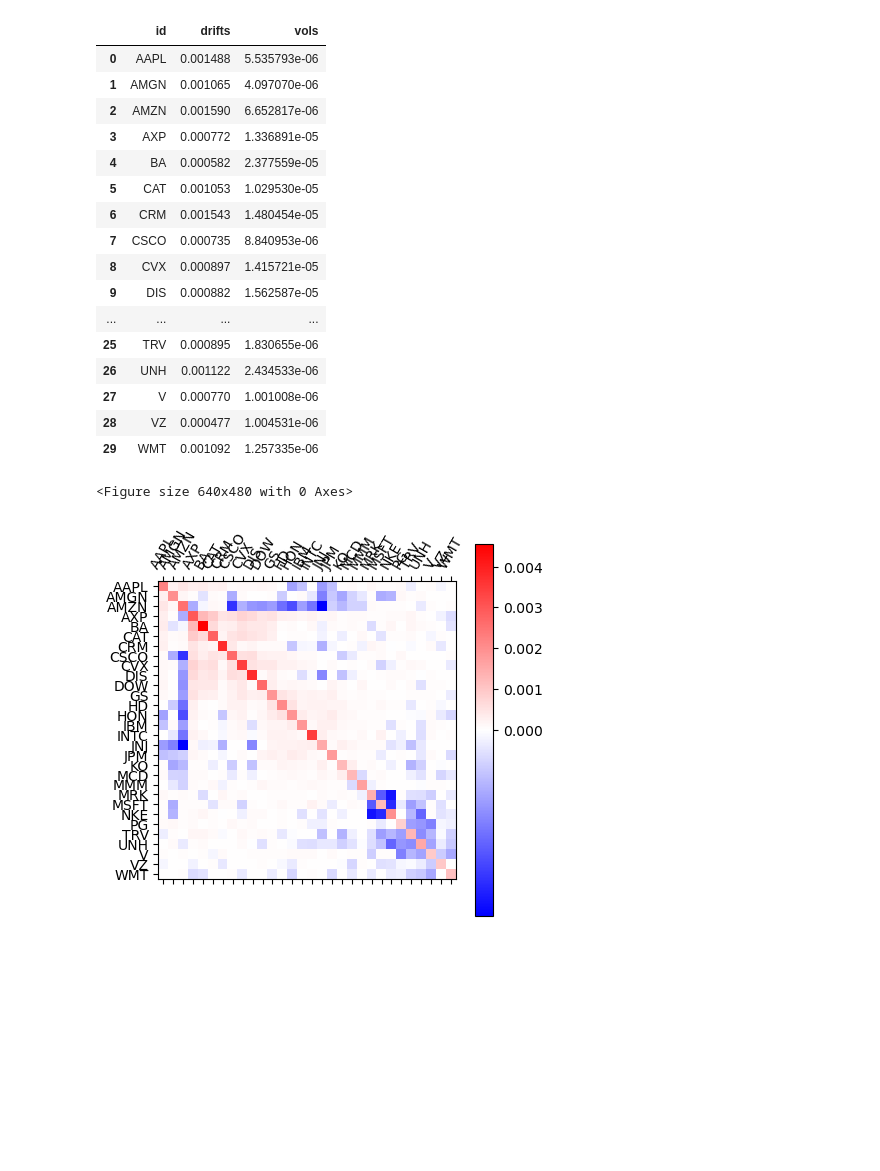
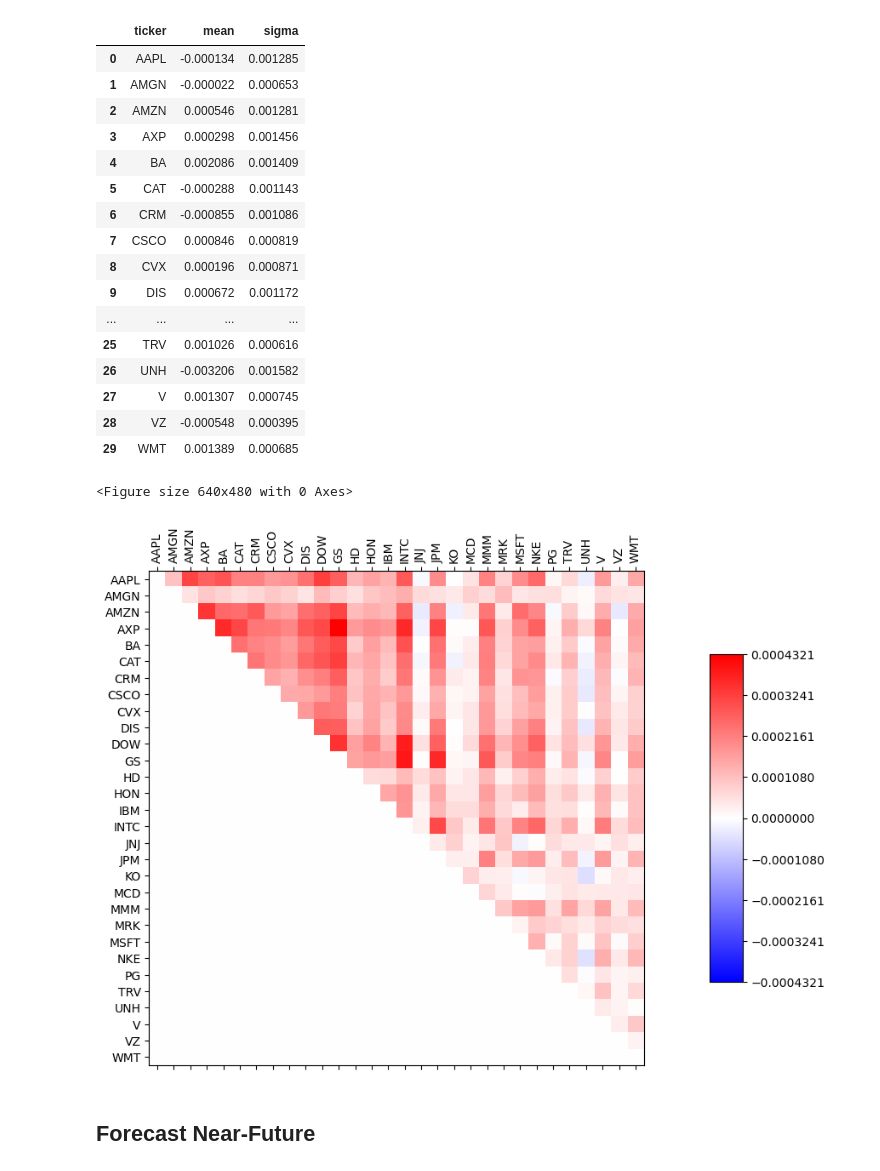
Before and after one commit to Krishna-Saxena/market-modeling, a Jupyter notebook: examples/dep_model.ipynb, the cells around one changed output. Drawn from its saved outputs; the diff is of its cells as text; code cells hidden in the pictures; blank space fills up the shorter version.

Commit message:
Refactor. Add arithmetic models.

```diff
--- a/examples/dep_model.ipynb
+++ b/examples/dep_model.ipynb
@@ -62,0 +26,2 @@ market.display_market()
+# %%
+train_split, val_split, test_split = market.train_test_split(0.2, 0.1)
@@ -63,2 +30,3 @@ market.display_market()
 # %%
-dep_model.estimate_parameters()
+dep_model = DependentModel()
+(mkt_mu, mkt_Sigma), train_hist = dep_model.fit_local_params(None, test_split, train_epochs=20)
@@ -67,43 +37,34 @@ dep_model.estimate_parameters()
 # %%
-df_results = pd.DataFrame({
-  'id' : market.xarray_ds.ID.values,
-  'drifts' : dep_model.drifts,
-  'vols' : np.linalg.norm(dep_model.get_correlation_mat(), axis=0)**2
+summ_df = pd.DataFrame({
+	'ticker': market.xarray_ds['ID'].values,
+	'mean': mkt_mu,
+	'sigma': np.linalg.norm(mkt_Sigma, axis=0)
 })
 
-df_results
+summ_df
 # %% [output]
-|  | id | drifts | vols |
-| 0 | AAPL | 0.001488 | 5.535793e-06 |
-| 1 | AMGN | 0.001065 | 4.097070e-06 |
-| 2 | AMZN | 0.001590 | 6.652817e-06 |
-| 3 | AXP | 0.000772 | 1.336891e-05 |
-| 4 | BA | 0.000582 | 2.377559e-05 |
-| 5 | CAT | 0.001053 | 1.029530e-05 |
-| 6 | CRM | 0.001543 | 1.480454e-05 |
-| 7 | CSCO | 0.000735 | 8.840953e-06 |
-| 8 | CVX | 0.000897 | 1.415721e-05 |
-| 9 | DIS | 0.000882 | 1.562587e-05 |
+|  | ticker | mean | sigma |
+| 0 | AAPL | -0.000134 | 0.001285 |
+| 1 | AMGN | -0.000022 | 0.000653 |
+| 2 | AMZN | 0.000546 | 0.001281 |
+| 3 | AXP | 0.000298 | 0.001456 |
+| 4 | BA | 0.002086 | 0.001409 |
+| 5 | CAT | -0.000288 | 0.001143 |
+| 6 | CRM | -0.000855 | 0.001086 |
+| 7 | CSCO | 0.000846 | 0.000819 |
+| 8 | CVX | 0.000196 | 0.000871 |
+| 9 | DIS | 0.000672 | 0.001172 |
 | ... | ... | ... | ... |
-| 25 | TRV | 0.000895 | 1.830655e-06 |
-| 26 | UNH | 0.001122 | 2.434533e-06 |
-| 27 | V | 0.000770 | 1.001008e-06 |
-| 28 | VZ | 0.000477 | 1.004531e-06 |
-| 29 | WMT | 0.001092 | 1.257335e-06 |
+| 25 | TRV | 0.001026 | 0.000616 |
+| 26 | UNH | -0.003206 | 0.001582 |
+| 27 | V | 0.001307 | 0.000745 |
+| 28 | VZ | -0.000548 | 0.000395 |
+| 29 | WMT | 0.001389 | 0.000685 |
 # %%
-Sigma = dep_model.get_correlation_mat()
-
-if Sigma.min() < 0.:
-  plt.set_cmap('bwr')
-  cust_cmap = TwoSlopeNorm(0, Sigma.min(), Sigma.max())
-else:
-  plt.set_cmap('Reds')
-  cust_cmap = Normalize(Sigma.min(), Sigma.max())
-plt.matshow(Sigma, norm=cust_cmap)
-plt.xticks(np.arange(Sigma.shape[0]), labels=market.xarray_ds['ID'].values, rotation=60)
-plt.yticks(np.arange(Sigma.shape[1]), labels=market.xarray_ds['ID'].values)
-plt.colorbar();
+plot_covariance_matrix(mkt_Sigma, summ_df);
 # %% [output]
 <Figure size 640x480 with 0 Axes>
-[figure, old version]
+[figure, new version]
+# %% [markdown]
+## Forecast Near-Future
 # %%
```
Also changed, not shown: parts of 12 cells of this notebook, 25 other files.
